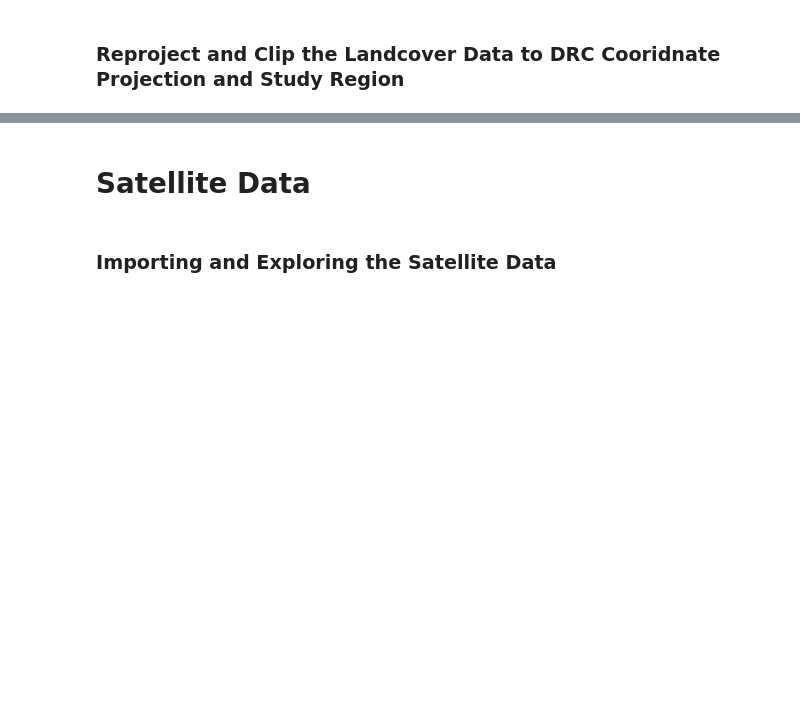
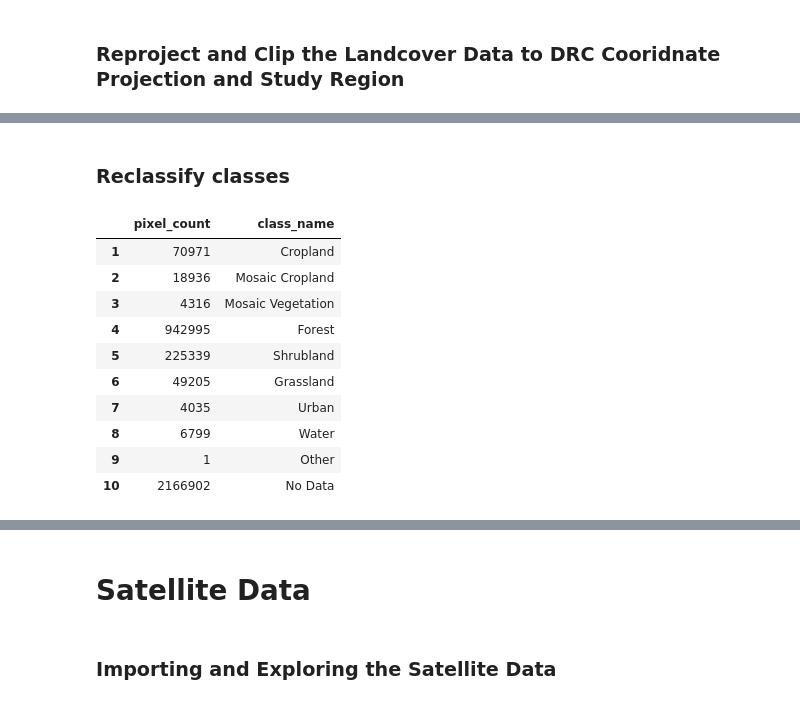
Before and after one commit to JoycelynLongdon/MRes_Research_Project, a Jupyter notebook: Notebooks/training_data_prep.ipynb, the cells around one changed output, grey strips where cells are left out. Cells and saved outputs as stored; diff of their text form; code cells hidden in the pictures; blank space fills up the shorter version.

```diff
--- a/Notebooks/training_data_prep.ipynb
+++ b/Notebooks/training_data_prep.ipynb
@@ -125,0 +162,62 @@ landcover_drc_crs.shape
+# %% [markdown]
+### Reclassify classes
+# %%
+training_landcover_path = '/gws/nopw/j04/ai4er/users/jl2182/data/Mres_Data/landcover_clipped_reproj.tif'
+training_landcover = xr.open_rasterio(training_landcover_path)
+
+def reclassify_landcover(input_array):
+    '''input xarray.DataArray with classes and output dataarray with super classes
+        but same coords and attributes as input'''
+
+    new_class_1 = np.where((input_array == 10)|(input_array == 20),
+                             1, input_array) #cropland
+    new_class_2 = np.where((input_array == 30),
+                             2, new_class_1)#mosaic cropland
+    new_class_3 = np.where((input_array == 40),
+                             3, new_class_2)#mosaic vegetation
+    new_class_4 = np.where((input_array == 50)|(input_array == 60)|(input_array == 61)|(input_array == 62)|(input_array == 70)|(input_array == 71)|(input_array == 72)|(input_array == 80)|(input_array == 81)|(input_array == 82)|(input_array == 90)|(input_array == 160)|(input_array == 170),
+                             4, new_class_3)#forest
+    new_class_5 = np.where((input_array == 11)|(input_array == 12)|(input_array == 100)|(input_array == 110)|(input_array == 120)|(input_array == 121)|(input_array == 122)|(input_array == 150)|(input_array == 151)|(input_array == 152)|(input_array == 153)|(input_array == 180),
+                             5, new_class_4)#shrubland
+    new_class_6 = np.where((input_array ==130),
+                             6, new_class_5) #grassland
+    new_class_7 = np.where((input_array == 190),
+                             7, new_class_6) #urban
+    new_class_8 = np.where((input_array == 210),
+                             8, new_class_7)#water
+    new_class_9 = np.where((input_array == 140)|(input_array == 220)|(input_array == 202)|(input_array == 201)|(input_array == 200),
+                             9, new_class_8)#other
+    new_class_10 = np.where((input_array == 0),
+                             10, new_class_9) #no data
+
+
+    output_array_final = xarray.DataArray(data=new_class_10, coords=input_array.coords, attrs=input_array.attrs)
+
+    return output_array_final
+
+#super classes
+drc_training_landcover = reclassify_landcover(training_landcover)
+superclass_data=[]
+superclass_vals = np.unique(drc_training_landcover)
+for c in superclass_vals:
+    superclass_data.append((drc_training_landcover == c).sum())
+
+superclass_df = pd.DataFrame(superclass_data, index = superclass_vals, columns = ['pixel_count'])
+
+superclass_df.insert(superclass_df.shape[1], 'class_name', ['Cropland', 'Mosaic Cropland', 'Mosaic Vegetation', 'Forest',
+                         'Shrubland', 'Grassland', 'Urban', 'Water', 'Other', 'No Data'
+                                                           ])
+
+superclass_df
+# %% [output]
+|  | pixel_count | class_name |
+| 1 | 70971 | Cropland |
+| 2 | 18936 | Mosaic Cropland |
+| 3 | 4316 | Mosaic Vegetation |
+| 4 | 942995 | Forest |
+| 5 | 225339 | Shrubland |
+| 6 | 49205 | Grassland |
+| 7 | 4035 | Urban |
+| 8 | 6799 | Water |
+| 9 | 1 | Other |
+| 10 | 2166902 | No Data |
```
Also changed, not shown: parts of 33 cells of this notebook, 1 other file.
